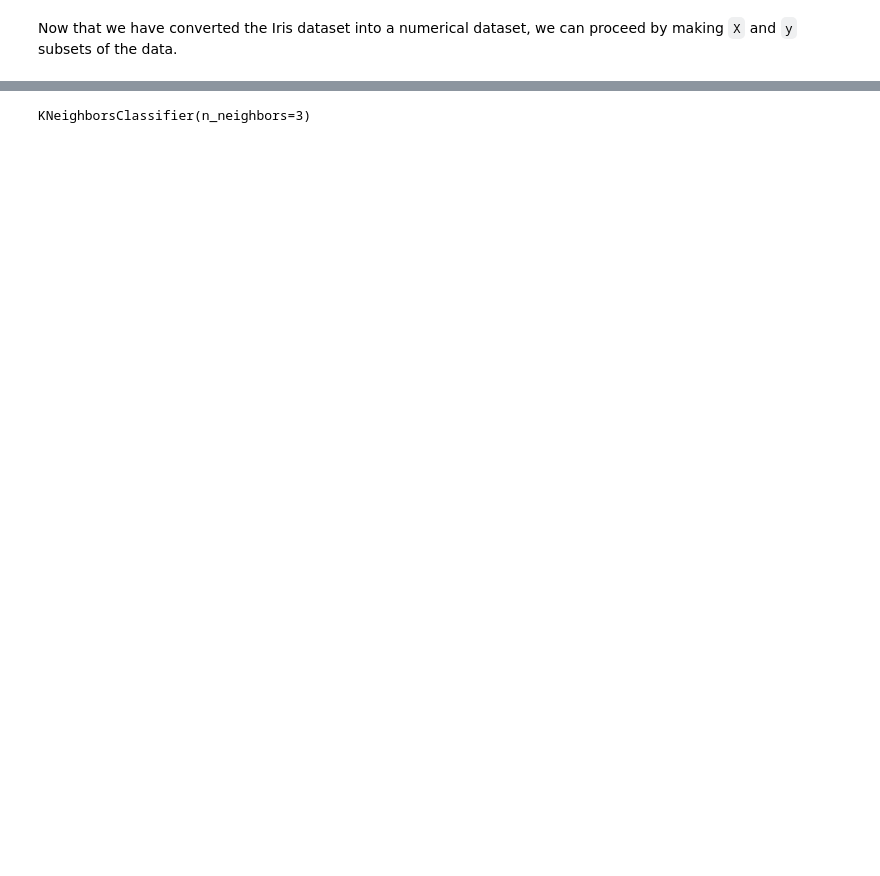
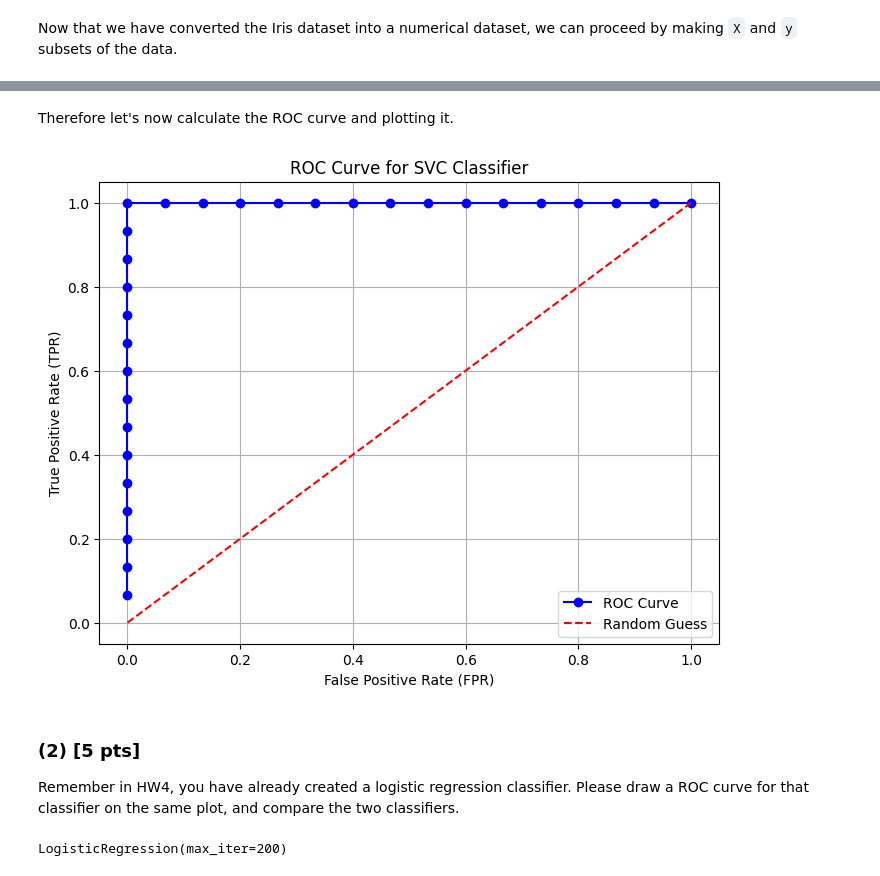
Before and after one commit to awesomecosmos/cse5819-intro-to-ml, a Jupyter notebook: Assignments/Assignment 6/assignment6_coding.ipynb, the cells around one changed output, grey strips where cells are left out. Drawn from its saved outputs; the diff is of its cells as text; code cells hidden in the pictures; blank space fills up the shorter version.

```diff
--- a/Assignments/Assignment 6/assignment6_coding.ipynb
+++ b/Assignments/Assignment 6/assignment6_coding.ipynb
@@ -208,0 +114,3 @@ X_train, X_test, y_train, y_test = train_test_split(X, y, test_size=0.3, stratif
+# %%
+# Get probabilities for the positive class
+class_probs = svm.predict_proba(X_test)[:, 1]
@@ -209,6 +190,17 @@ X_train, X_test, y_train, y_test = train_test_split(X, y, test_size=0.3, stratif
+# %% [markdown]
+Therefore let's now calculate the ROC curve and plotting it.
+# %%
+fpr_list, tpr_list = calculate_roc_curve(class_probs, y_test)
+
+plot_roc_curve(fpr_list, tpr_list, class_label='SVC Classifier')
+# %% [output]
+[figure, added]
+# %% [markdown]
+### (2) [5 pts]
+Remember in HW4, you have already created a logistic regression classifier. Please draw a ROC curve for that classifier on the same plot, and compare the two classifiers.
 # %%
 # instantiating the LogReg model and fitting the training data
-knn = KNeighborsClassifier(n_neighbors=3)
-knn.fit(X_train, y_train)
+log_reg = LogisticRegression(max_iter=200)
+log_reg.fit(X_train, y_train)
 # %% [output]
-KNeighborsClassifier(n_neighbors=3)
+LogisticRegression(max_iter=200)
```
Also changed, not shown: parts of 35 cells of this notebook.
